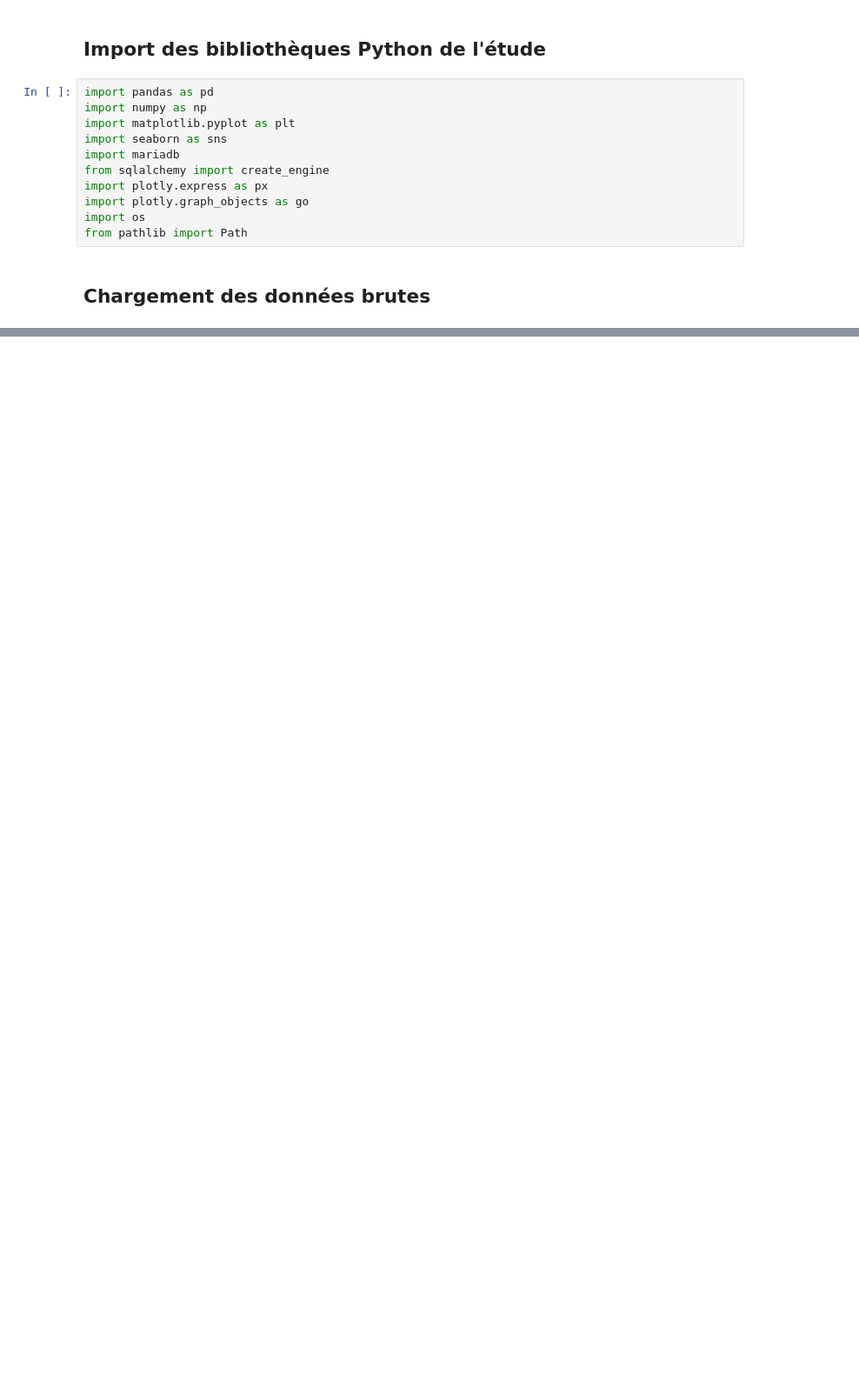
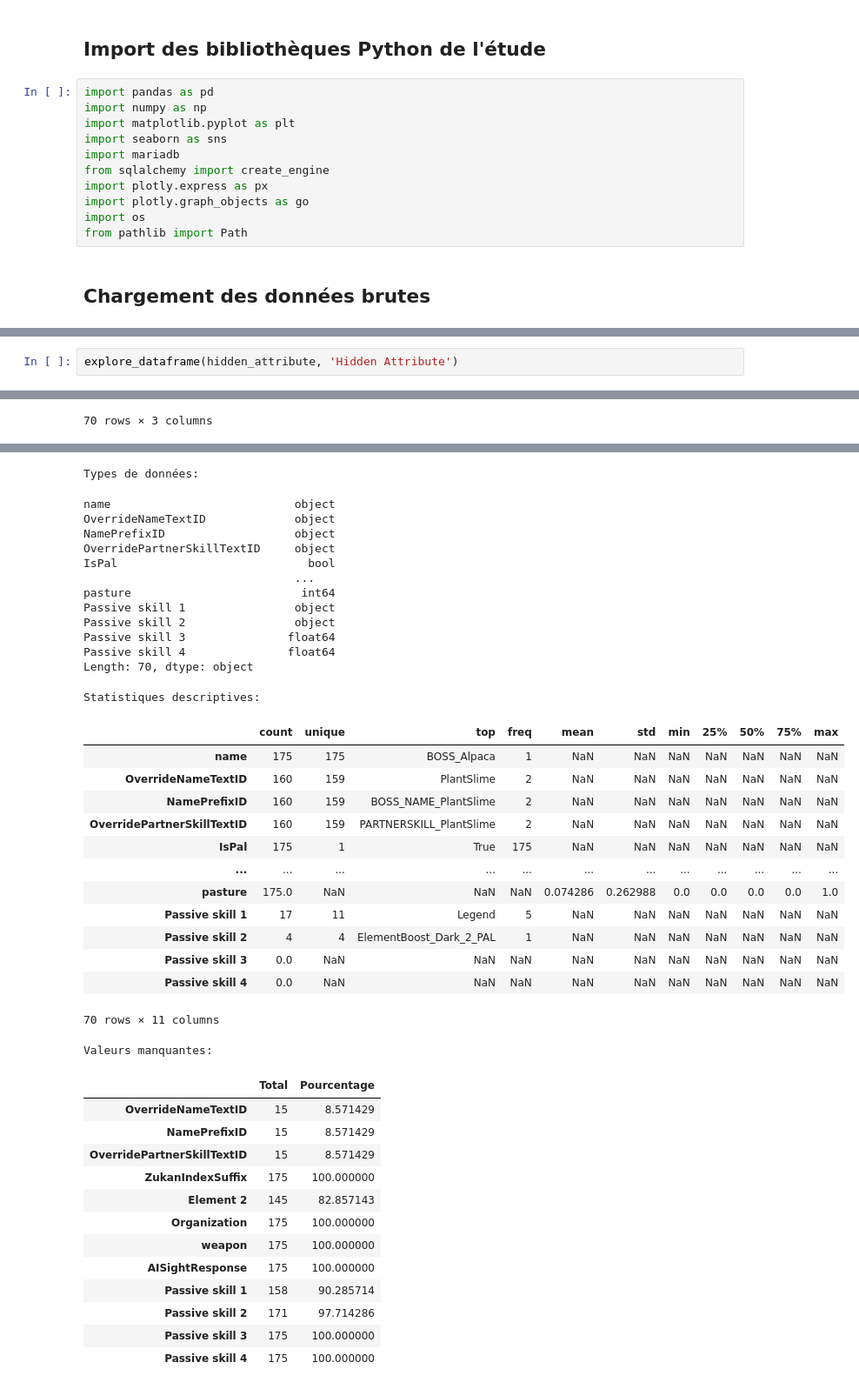
Before and after one commit to Paul-Emmanuel-Buffe/pals-analysis, a Jupyter notebook: notebooks/pals_analysis.ipynb, the cells around one changed output, grey strips where cells are left out. Shown at 87% size. Cells and saved outputs as stored; diff of their text form; blank space fills up the shorter version.

```diff
--- a/notebooks/pals_analysis.ipynb
+++ b/notebooks/pals_analysis.ipynb
@@ -225,0 +633,3 @@ print(datasets)
+# %%
+explore_dataframe(hidden_attribute, 'Hidden Attribute')
+# %% [output]
@@ -225,0 +654 @@ print(datasets)
+70 rows × 3 columns
@@ -225,0 +664,41 @@ print(datasets)
+Types de données:
+name                           object
+OverrideNameTextID             object
+NamePrefixID                   object
+OverridePartnerSkillTextID     object
+IsPal                            bool
+                               ...
+pasture                         int64
+Passive skill 1                object
+Passive skill 2                object
+Passive skill 3               float64
+Passive skill 4               float64
+Length: 70, dtype: object
+Statistiques descriptives:
+|  | count | unique | top | freq | mean | std | min | 25% | 50% | 75% | max |
+| name | 175 | 175 | BOSS_Alpaca | 1 | NaN | NaN | NaN | NaN | NaN | NaN | NaN |
+| OverrideNameTextID | 160 | 159 | PlantSlime | 2 | NaN | NaN | NaN | NaN | NaN | NaN | NaN |
+| NamePrefixID | 160 | 159 | BOSS_NAME_PlantSlime | 2 | NaN | NaN | NaN | NaN | NaN | NaN | NaN |
+| OverridePartnerSkillTextID | 160 | 159 | PARTNERSKILL_PlantSlime | 2 | NaN | NaN | NaN | NaN | NaN | NaN | NaN |
+| IsPal | 175 | 1 | True | 175 | NaN | NaN | NaN | NaN | NaN | NaN | NaN |
+| ... | ... | ... | ... | ... | ... | ... | ... | ... | ... | ... | ... |
+| pasture | 175.0 | NaN | NaN | NaN | 0.074286 | 0.262988 | 0.0 | 0.0 | 0.0 | 0.0 | 1.0 |
+| Passive skill 1 | 17 | 11 | Legend | 5 | NaN | NaN | NaN | NaN | NaN | NaN | NaN |
+| Passive skill 2 | 4 | 4 | ElementBoost_Dark_2_PAL | 1 | NaN | NaN | NaN | NaN | NaN | NaN | NaN |
+| Passive skill 3 | 0.0 | NaN | NaN | NaN | NaN | NaN | NaN | NaN | NaN | NaN | NaN |
+| Passive skill 4 | 0.0 | NaN | NaN | NaN | NaN | NaN | NaN | NaN | NaN | NaN | NaN |
+70 rows × 11 columns
+Valeurs manquantes:
+|  | Total | Pourcentage |
+| OverrideNameTextID | 15 | 8.571429 |
+| NamePrefixID | 15 | 8.571429 |
+| OverridePartnerSkillTextID | 15 | 8.571429 |
+| ZukanIndexSuffix | 175 | 100.000000 |
+| Element 2 | 145 | 82.857143 |
+| Organization | 175 | 100.000000 |
+| weapon | 175 | 100.000000 |
+| AISightResponse | 175 | 100.000000 |
+| Passive skill 1 | 158 | 90.285714 |
+| Passive skill 2 | 171 | 97.714286 |
+| Passive skill 3 | 175 | 100.000000 |
+| Passive skill 4 | 175 | 100.000000 |
```
Also changed, not shown: parts of 11 cells of this notebook, 20 other files.
